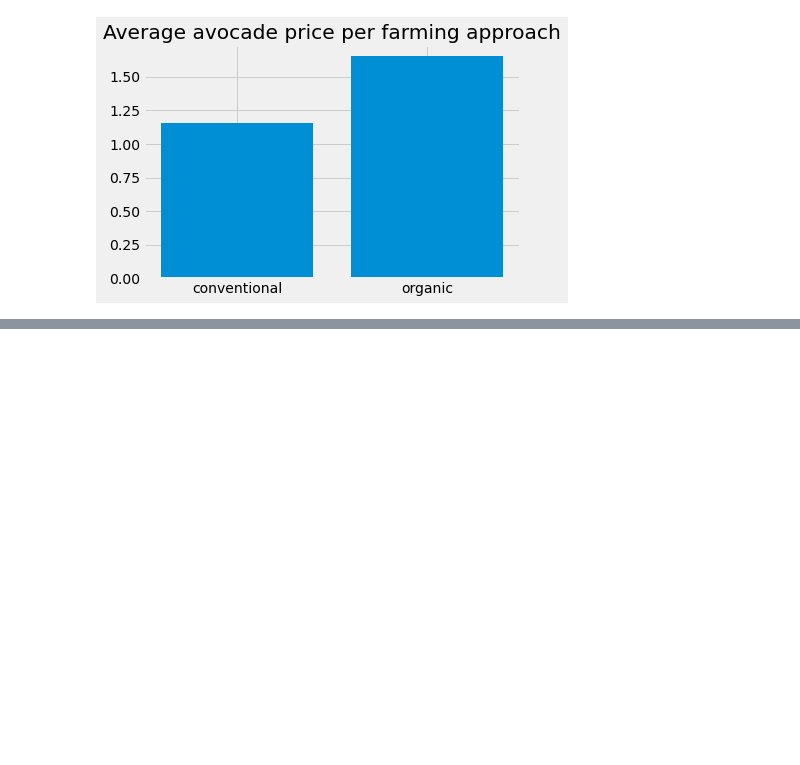
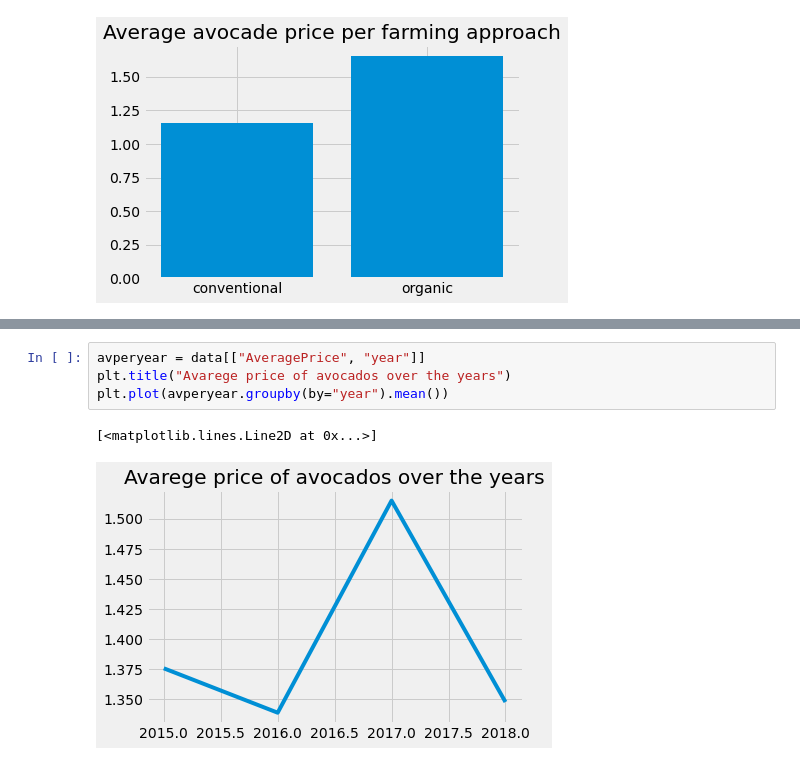
Before and after one commit to Maarten-Vandaele/Avocados, a Jupyter notebook: Avocado.ipynb, the cells around one changed output, grey strips where cells are left out. Saved outputs shown, nothing was run; the diff lists cells and outputs as text; blank space fills up the shorter version.

Commit message:
update line plot

```diff
--- a/Avocado.ipynb
+++ b/Avocado.ipynb
@@ -43,0 +67,7 @@ plt.bar(x,y)
+# %%
+avperyear = data[["AveragePrice", "year"]]
+plt.title("Avarege price of avocados over the years")
+plt.plot(avperyear.groupby(by="year").mean())
+# %% [output]
+[<matplotlib.lines.Line2D at 0x...>]
+[figure, added]
```
Also changed, not shown: parts of 1 cell of this notebook.
